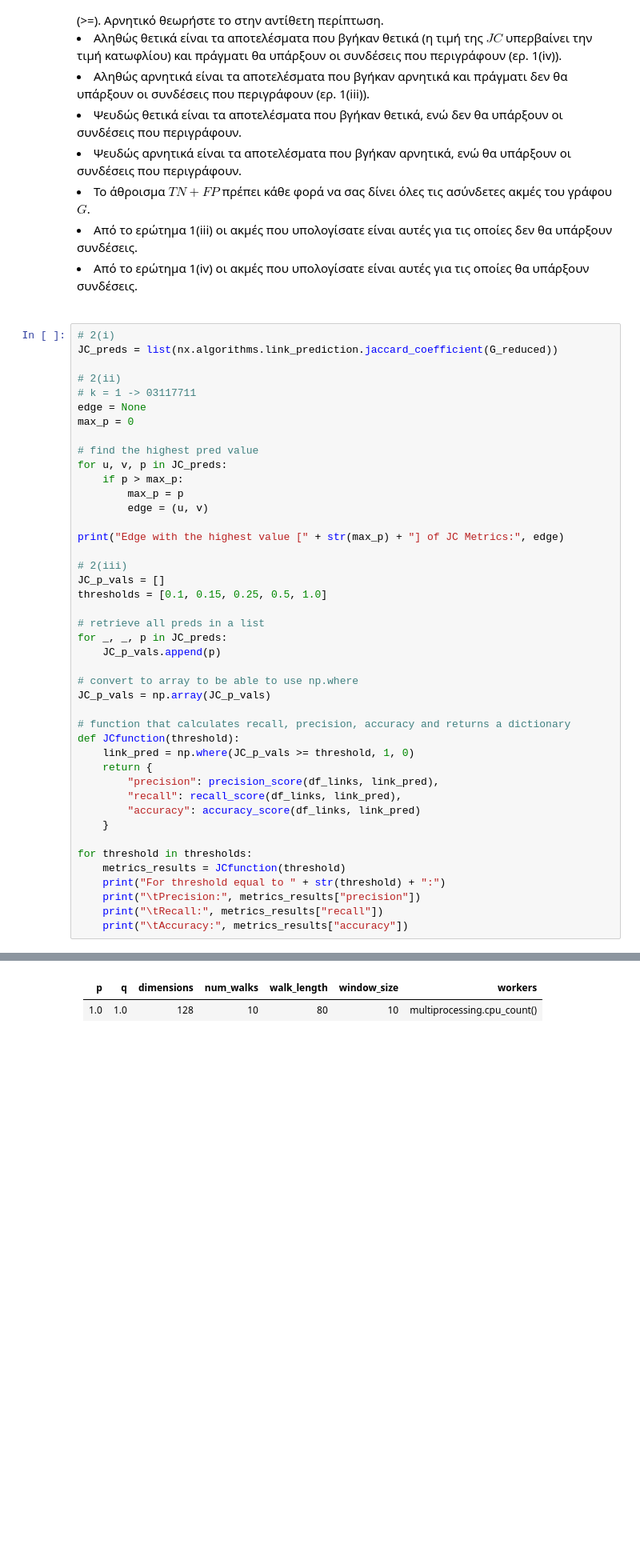
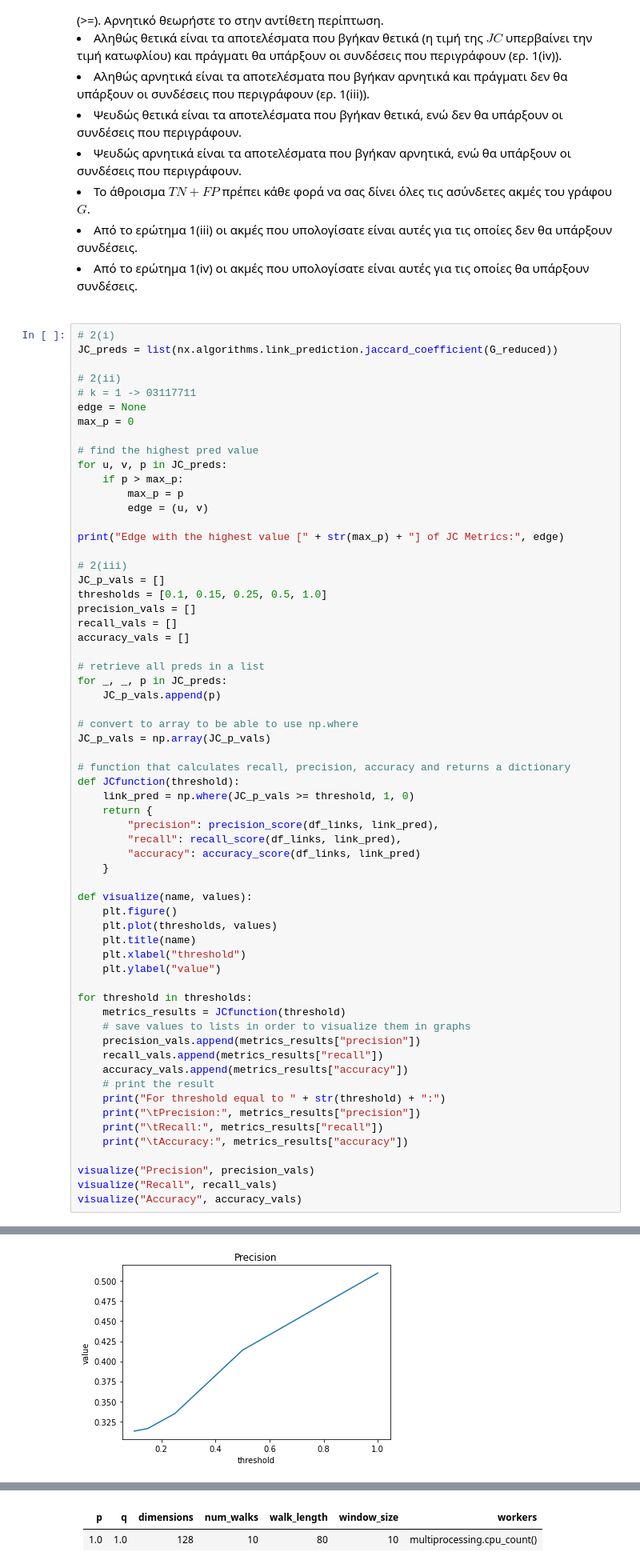
Before and after one commit to ChristosHadjichristofi/Social-Networks-Analysis-NTUA, a Jupyter notebook: Lab3/SNA_Lab3.ipynb, the cells around one changed output, grey strips where cells are left out. Shown: that part at 80% size. Cells and saved outputs as stored; diff of their text form; blank space fills up the shorter version.

```diff
--- a/Lab3/SNA_Lab3.ipynb
+++ b/Lab3/SNA_Lab3.ipynb
@@ -170,6 +173,9 @@ print("Edge with the highest value [" + str(max_p) + "] of JC Metrics:", edge)
 # 2(iii)
 JC_p_vals = []
 thresholds = [0.1, 0.15, 0.25, 0.5, 1.0]
+precision_vals = []
+recall_vals = []
+accuracy_vals = []
 
 # retrieve all preds in a list
 for _, _, p in JC_preds:
@@ -184,30 +190,47 @@ def JCfunction(threshold):
     return {
         "precision": precision_score(df_links, link_pred),
         "recall": recall_score(df_links, link_pred),
         "accuracy": accuracy_score(df_links, link_pred)
     }
 
+def visualize(name, values):
+    plt.figure()
+    plt.plot(thresholds, values)
+    plt.title(name)
+    plt.xlabel("threshold")
+    plt.ylabel("value")
+
 for threshold in thresholds:
     metrics_results = JCfunction(threshold)
+    # save values to lists in order to visualize them in graphs
+    precision_vals.append(metrics_results["precision"])
+    recall_vals.append(metrics_results["recall"])
+    accuracy_vals.append(metrics_results["accuracy"])
+    # print the result
     print("For threshold equal to " + str(threshold) + ":")
     print("\tPrecision:", metrics_results["precision"])
     print("\tRecall:", metrics_results["recall"])
     print("\tAccuracy:", metrics_results["accuracy"])
+
+visualize("Precision", precision_vals)
+visualize("Recall", recall_vals)
+visualize("Accuracy", accuracy_vals)
 # %% [output]
 Edge with the highest value [1.0] of JC Metrics: (3, 45)
 For threshold equal to 0.1:
         Precision: 0.31287128712871287
         Recall: 0.6899563318777293
         Accuracy: 0.9954515778019587
 For threshold equal to 0.15:
         Precision: 0.3162217659137577
         Recall: 0.6724890829694323
         Accuracy: 0.9955603917301414
 For threshold equal to 0.25:
         Precision: 0.33482142857142855
         Recall: 0.6550218340611353
 ... (5 lines left out)
 For threshold equal to 1.0:
         Precision: 0.5101214574898786
         Recall: 0.5502183406113537
         Accuracy: 0.9975625680087051
+[figure, added]
```
Also changed, not shown: parts of 19 cells of this notebook.
